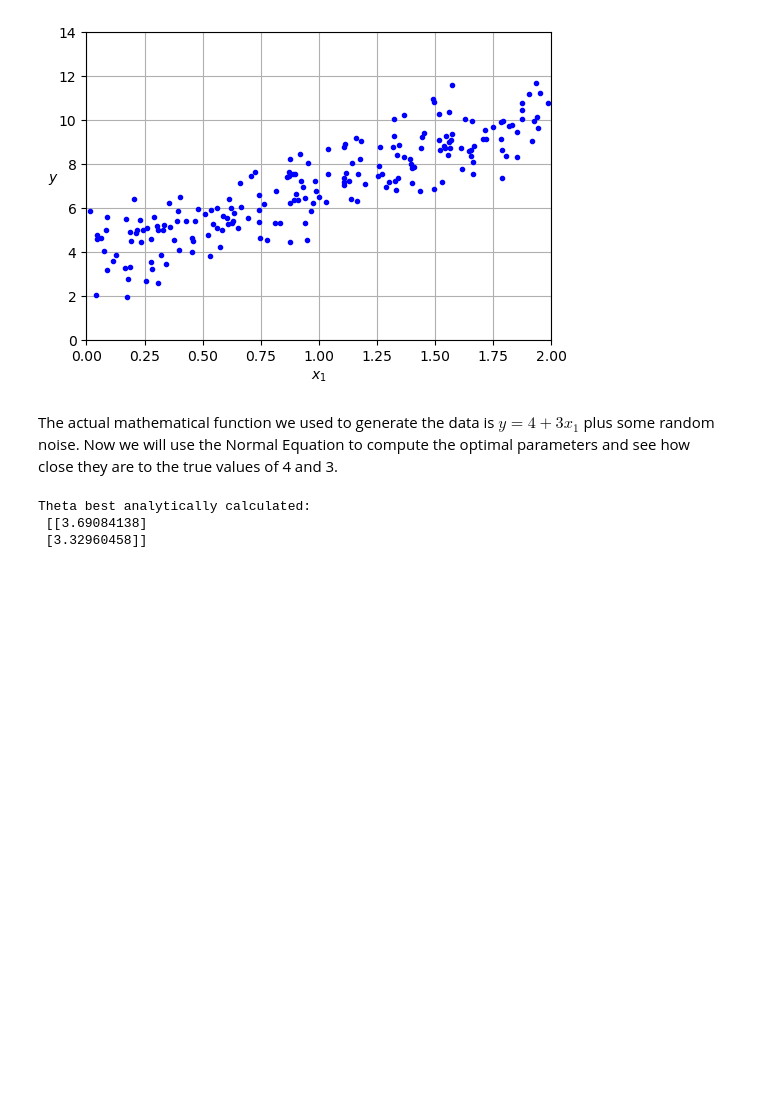
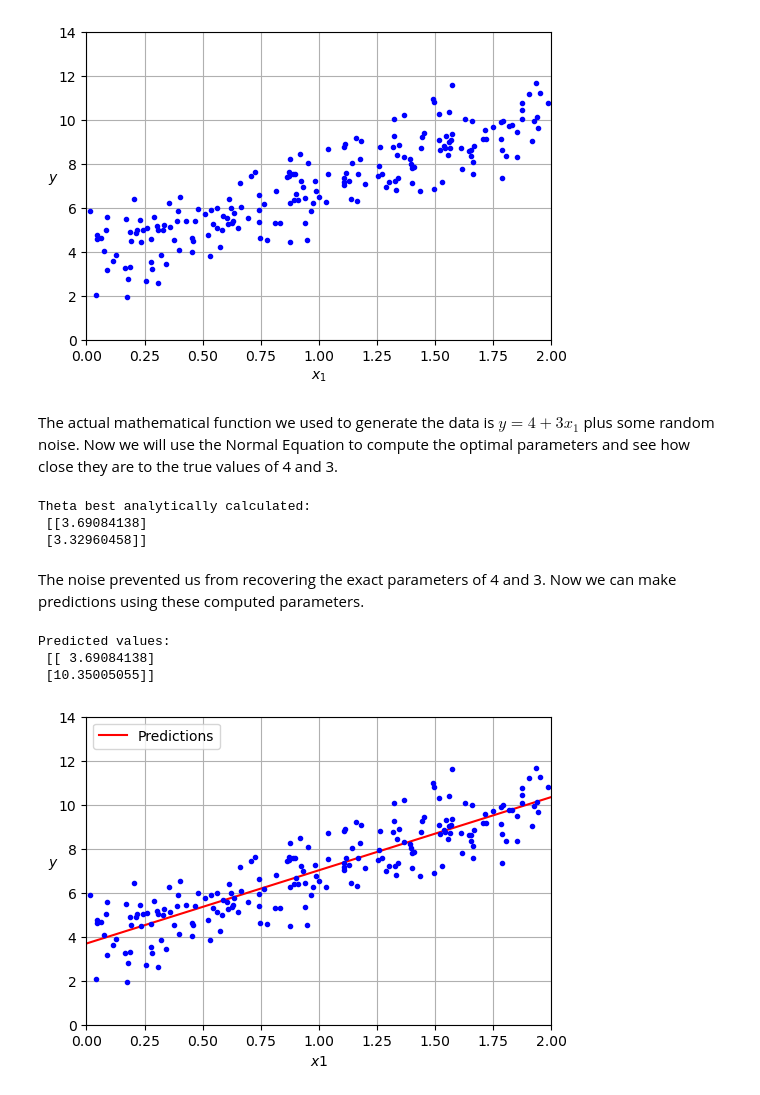
Before and after one commit to jayjay0317/Hands-On-ML-Study, a Jupyter notebook: Chapter_04/04_training_models.ipynb, the cells around one changed output. Saved outputs shown, nothing was run; the diff lists cells and outputs as text; code cells hidden in the pictures; blank space fills up the shorter version.

```diff
--- a/Chapter_04/04_training_models.ipynb
+++ b/Chapter_04/04_training_models.ipynb
@@ -47,3 +47,26 @@ print('Theta best analytically calculated:\n', theta_best)
 Theta best analytically calculated:
  [[3.69084138]
  [3.32960458]]
+# %% [markdown]
+The noise prevented us from recovering the exact parameters of 4 and 3. Now we can make predictions using these computed parameters.
+# %%
+X_new = np.array([[0], [2]])
+X_new_b = add_dummy_feature(X_new)
+y_predict = X_new_b @ theta_best
+print('Predicted values:\n', y_predict)
+# %% [output]
+Predicted values:
+ [[ 3.69084138]
+ [10.35005055]]
+# %%
+plt.figure(figsize=(6, 4))
+plt.plot(X_new, y_predict, 'r-', label='Predictions')
+plt.plot(X, y, 'b.')
+plt.xlabel('$x1$')
+plt.ylabel('$y$', rotation=0)
+plt.axis([0, 2, 0, 14])
+plt.grid()
+plt.legend(loc='upper left')
+plt.show()
+# %% [output]
+[figure, added]
```
